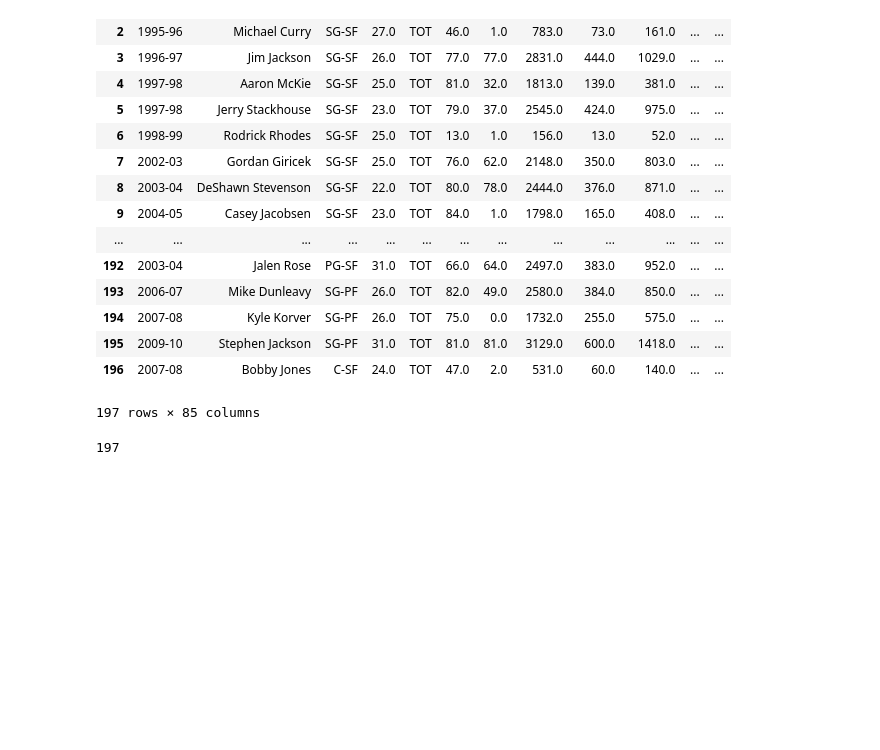
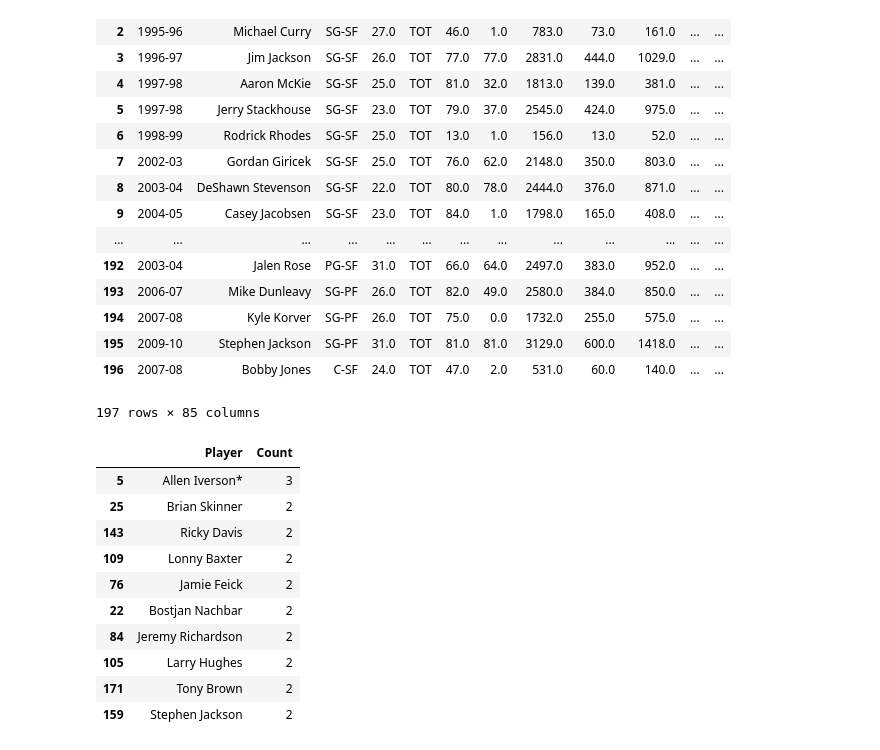
Before and after one commit to SpecCRA/nba_data_scrapers, a Jupyter notebook: bref_player_stats_scraper.ipynb, the cells around one changed output. Saved outputs shown, nothing was run; the diff lists cells and outputs as text; code cells hidden in the pictures; blank space fills up the shorter version.

```diff
--- a/bref_player_stats_scraper.ipynb
+++ b/bref_player_stats_scraper.ipynb
@@ -571,7 +544,17 @@ df_dual_pos
 | 195 | 2009-10 | Stephen Jackson | SG-PF | 31.0 | TOT | 81.0 | 81.0 | 3129.0 | 600.0 | 1418.0 | ... | ... |
 | 196 | 2007-08 | Bobby Jones | C-SF | 24.0 | TOT | 47.0 | 2.0 | 531.0 | 60.0 | 140.0 | ... | ... |
 197 rows × 85 columns
-# %%
-print(len(df_dual_pos))
-# %% [output]
-197
+# %%
+df_dual_pos.groupby(['Player']).size().reset_index(name = 'Count').sort_values(['Count'], ascending = False).head(n=10)
+# %% [output]
+|  | Player | Count |
+| 5 | Allen Iverson* | 3 |
+| 25 | Brian Skinner | 2 |
+| 143 | Ricky Davis | 2 |
+| 109 | Lonny Baxter | 2 |
+| 76 | Jamie Feick | 2 |
+| 22 | Bostjan Nachbar | 2 |
+| 84 | Jeremy Richardson | 2 |
+| 105 | Larry Hughes | 2 |
+| 171 | Tony Brown | 2 |
+| 159 | Stephen Jackson | 2 |
```
Also changed, not shown: parts of 12 cells of this notebook.
